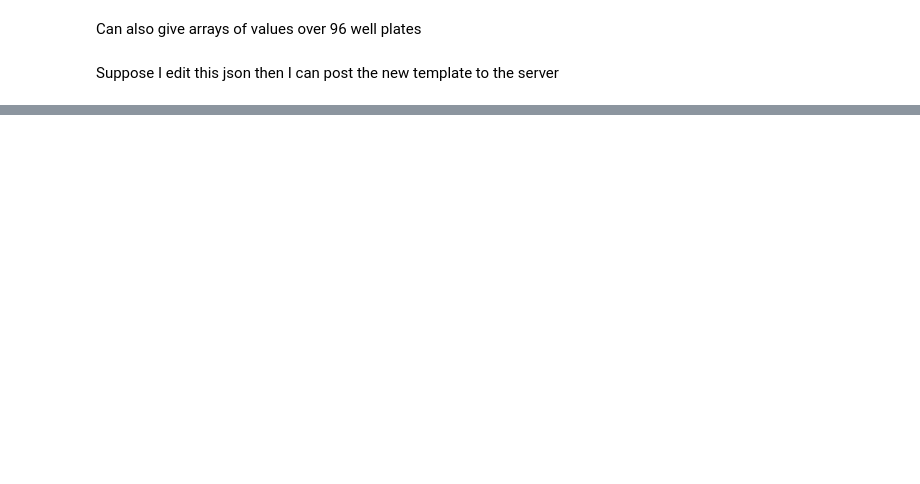
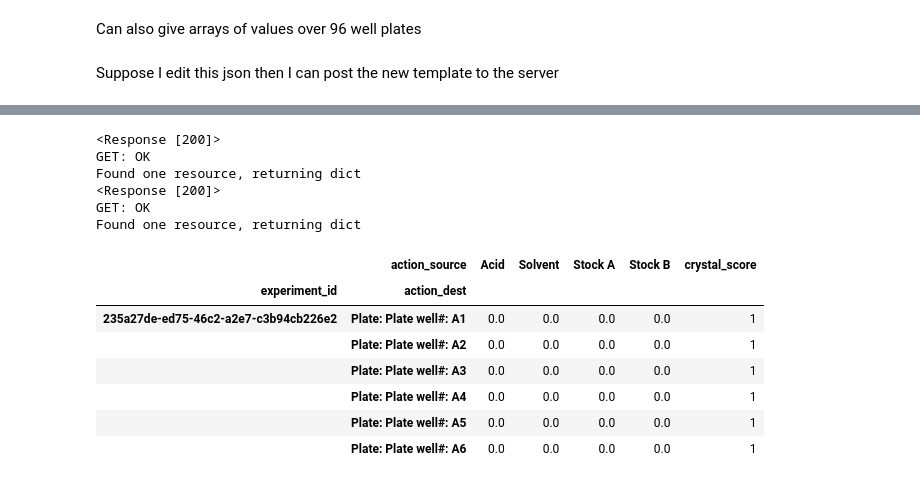
Before and after one commit to darkreactions/ESCALATE, a Jupyter notebook: demonstrations/REST_API_DEMO.ipynb, the cells around one changed output, grey strips where cells are left out. Drawn from its saved outputs; the diff is of its cells as text; code cells hidden in the pictures; blank space fills up the shorter version.

```diff
--- a/demonstrations/REST_API_DEMO.ipynb
+++ b/demonstrations/REST_API_DEMO.ipynb
@@ -517,0 +636,5 @@ This experiment then appears in the experiment queue. The experimentalist is not
+# %%
+results = results.pivot_table(index=['experiment_id', 'action_dest'],
+                      columns=['action_source'],
+                      values='action_parameter_value')
+results
@@ -517,0 +650,26 @@ This experiment then appears in the experiment queue. The experimentalist is not
+# %%
+crystal_scores = get_data('measure',
+                          {'measuredef':
+                                (get_data('measuredef',
+                                          {'description': 'crystal_score'})['url']
+                                )
+                          })
+results['crystal_score'] = crystal_scores['measure_value']['value']
+# %% [output]
+<Response [200]>
+GET: OK
+Found one resource, returning dict
+<Response [200]>
+GET: OK
+Found one resource, returning dict
+# %%
+results
+# %% [output]
+|  | action_source | Acid | Solvent | Stock A | Stock B | crystal_score |
+| experiment_id | action_dest |  |  |  |  |  |
+| 235a27de-ed75-46c2-a2e7-c3b94cb226e2 | Plate: Plate well#: A1 | 0.0 | 0.0 | 0.0 | 0.0 | 1 |
+|  | Plate: Plate well#: A2 | 0.0 | 0.0 | 0.0 | 0.0 | 1 |
+|  | Plate: Plate well#: A3 | 0.0 | 0.0 | 0.0 | 0.0 | 1 |
+|  | Plate: Plate well#: A4 | 0.0 | 0.0 | 0.0 | 0.0 | 1 |
+|  | Plate: Plate well#: A5 | 0.0 | 0.0 | 0.0 | 0.0 | 1 |
+|  | Plate: Plate well#: A6 | 0.0 | 0.0 | 0.0 | 0.0 | 1 |
```
Also changed, not shown: parts of 68 cells of this notebook.
